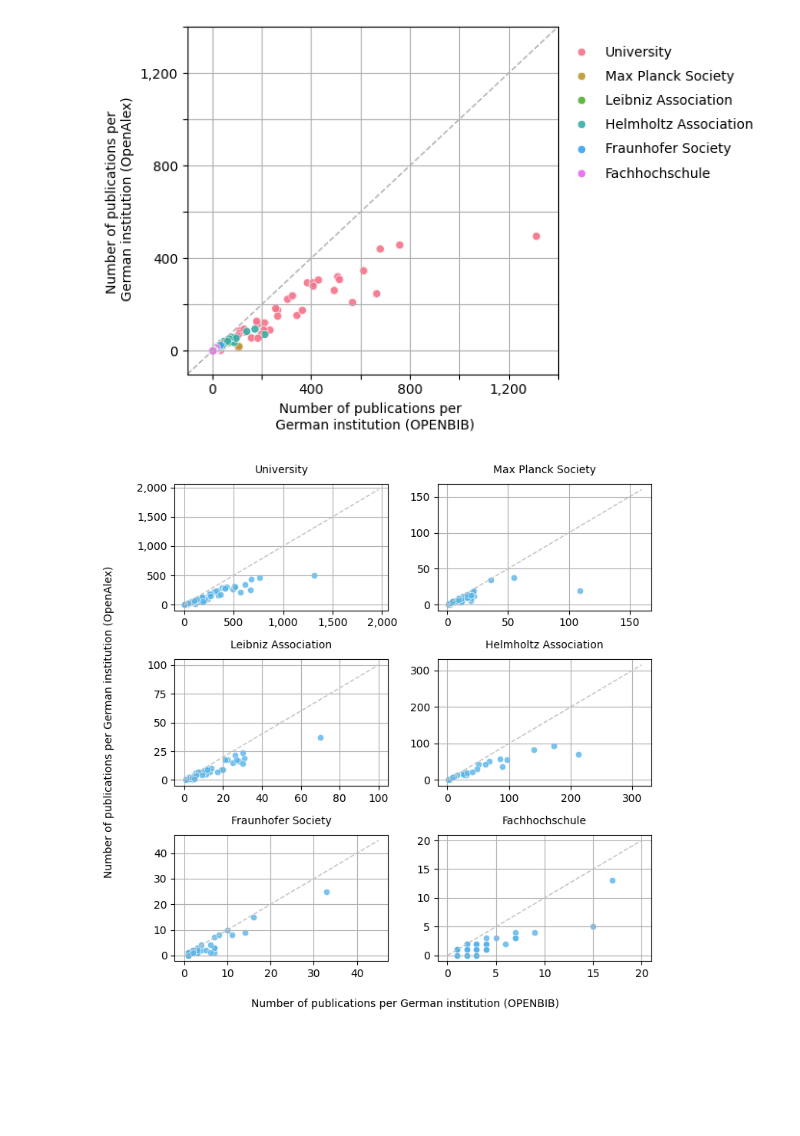
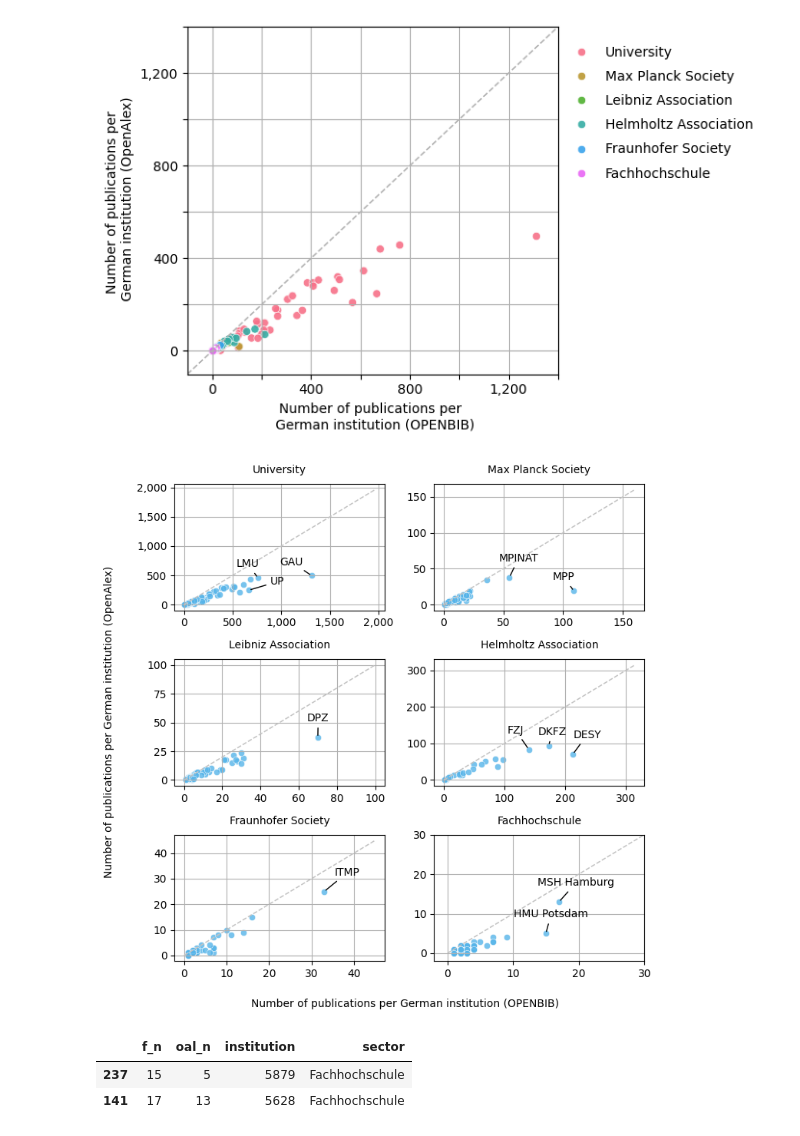
Before and after one commit to kbopenbib/kbopenbib_data, a Jupyter notebook: examples/bigquery_notebook.ipynb, the cells around one changed output. Saved outputs shown, nothing was run; the diff lists cells and outputs as text; code cells hidden in the pictures; blank space fills up the shorter version.

```diff
--- a/examples/bigquery_notebook.ipynb
+++ b/examples/bigquery_notebook.ipynb
@@ -131,6 +131,7 @@ for i, ax in enumerate(axes, 1):
     if sector == 'Leibniz Association':
         plt.annotate('IFW', (10704, 5016), xytext=(-10, 15), textcoords='offset points', arrowprops=dict(arrowstyle='-'))
         plt.annotate('IFO', (14922, 6684), xytext=(10, 15), textcoords='offset points', arrowprops=dict(arrowstyle='-'))
+        plt.annotate('Leibniz Association', (71, 3316), xytext=(-10, 45), textcoords='offset points', arrowprops=dict(arrowstyle='-'))
 
     if sector == 'Helmholtz Association':
         plt.annotate('KIT', (135847, 61995), xytext=(-10, 15), textcoords='offset points', arrowprops=dict(arrowstyle='-'))
@@ -331,7 +332,6 @@ funders_sectors_df = client.query(f"""
                                   FROM (
                                       SELECT f.doi
                                       FROM subugoe-collaborative.openbib.funding_information AS f
-                                      WHERE
                                   ) AS openbib_funding
                                   LEFT JOIN (
                                       SELECT oal.doi
@@ -424,7 +424,13 @@ for i, ax in enumerate(axes, 1):
 
     sector = funders_sectors_df_plot.sector.unique()[i-1]
 
-    x = [x for x in range(0, int(funders_sectors_df_plot[funders_sectors_df_plot.sector == sector].f_n.max() * 1.5), 5)]
+    if not sector == 'Fachhochschule':
+
+        x = [x for x in range(0, int(funders_sectors_df_plot[funders_sectors_df_plot.sector == sector].f_n.max() * 1.5), 5)]
+
+    else:
+        x = [x for x in range(0, 50, 5)]
+
     y = x
 
     plt.grid(True)
@@ -445,42 +451,56 @@ for i, ax in enumerate(axes, 1):
     ax.set(xlabel=None, ylabel=None)
 
     if sector == 'University':
-        pass
+        plt.annotate('GAU', (1312, 495), xytext=(-30, 10), textcoords='offset points', arrowprops=dict(arrowstyle='-'))
+        plt.annotate('LMU', (759, 457), xytext=(-20, 10), textcoords='offset points', arrowprops=dict(arrowstyle='-'))
+        plt.annotate('UP', (666, 247), xytext=(20, 5), textcoords='offset points', arrowprops=dict(arrowstyle='-'))
 
     if sector == 'Max Planck Society':
-        pass
+        plt.annotate('MPP', (109, 19), xytext=(-20, 10), textcoords='offset points', arrowprops=dict(arrowstyle='-'))
+        plt.annotate('MPINAT', (55, 38), xytext=(-10, 15), textcoords='offset points', arrowprops=dict(arrowstyle='-'))
 
     if sector == 'Leibniz Association':
-        pass
+        plt.annotate('DPZ', (70, 37), xytext=(-10, 15), textcoords='offset points', arrowprops=dict(arrowstyle='-'))
 
     if sector == 'Helmholtz Association':
-        pass
+        plt.annotate('DKFZ', (173, 94), xytext=(-10, 10), textcoords='offset points', arrowprops=dict(arrowstyle='-'))
+        plt.annotate('DESY', (213, 71), xytext=(0, 15), textcoords='offset points', arrowprops=dict(arrowstyle='-'))
+        plt.annotate('FZJ', (140, 84), xytext=(-20, 15), textcoords='offset points', arrowprops=dict(arrowstyle='-'))
 
     if sector == 'Fraunhofer Society':
-        pass
+        plt.annotate('ITMP', (33, 25), xytext=(10, 15), textcoords='offset points', arrowprops=dict(arrowstyle='-'))
 
     if sector == 'Fachhochschule':
-        pass
+        ax.set_xlim(-2, 30)
+        ax.set_ylim(-2, 30)
+        plt.annotate('HMU Potsdam', (15, 5), xytext=(-30, 15), textcoords='offset points', arrowprops=dict(arrowstyle='-'))
+        plt.annotate('MSH Hamburg', (17, 13), xytext=(-20, 15), textcoords='offset points', arrowprops=dict(arrowstyle='-'))
 
     ax.xaxis.set_major_formatter(StrMethodFormatter('{x:,.0f}'))
     ax.yaxis.set_major_formatter(StrMethodFormatter('{x:,.0f}'))
 
     #plt.setp(ax.get_xticklabels()[::2], visible=False)
     #plt.setp(ax.get_yticklabels()[::2], visible=False)
 
     plt.title(sector, fontdict={'fontsize': 10, 'fontweight': 500}, pad=10)
 
 plt.subplots_adjust(wspace=0.5, hspace=0.4)
 
 fig.text(0.52, -0.03, 'Number of publications per German institution (OPENBIB)', ha='center',
          fontdict={'fontsize': 10, 'fontweight': 400})
 
 fig.text(-0.04, 0.5, 'Number of publications per German institution (OpenAlex)', va='center', rotation='vertical',
          fontdict={'fontsize': 10, 'fontweight': 400})
 
 plt.tight_layout()
 plt.show()
 
 fig.savefig('funding_information_sectors.png', format='png', bbox_inches='tight', dpi=600)
 # %% [output]
-[figure, old version]
+[figure, new version]
+# %%
+funders_sectors_df_plot[(funders_sectors_df_plot.sector == 'Fachhochschule') & (funders_sectors_df_plot.f_n > 10)]
+# %% [output]
+|  | f_n | oal_n | institution | sector |
+| 237 | 15 | 5 | 5879 | Fachhochschule |
+| 141 | 17 | 13 | 5628 | Fachhochschule |
```
Also changed, not shown: parts of 3 cells of this notebook, 2 other files.
